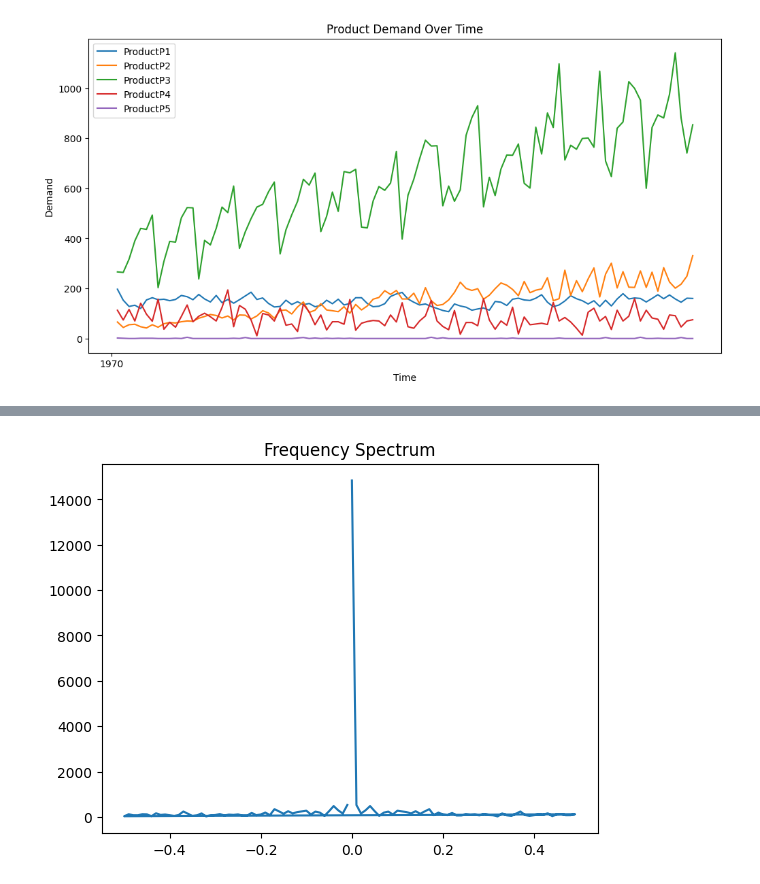
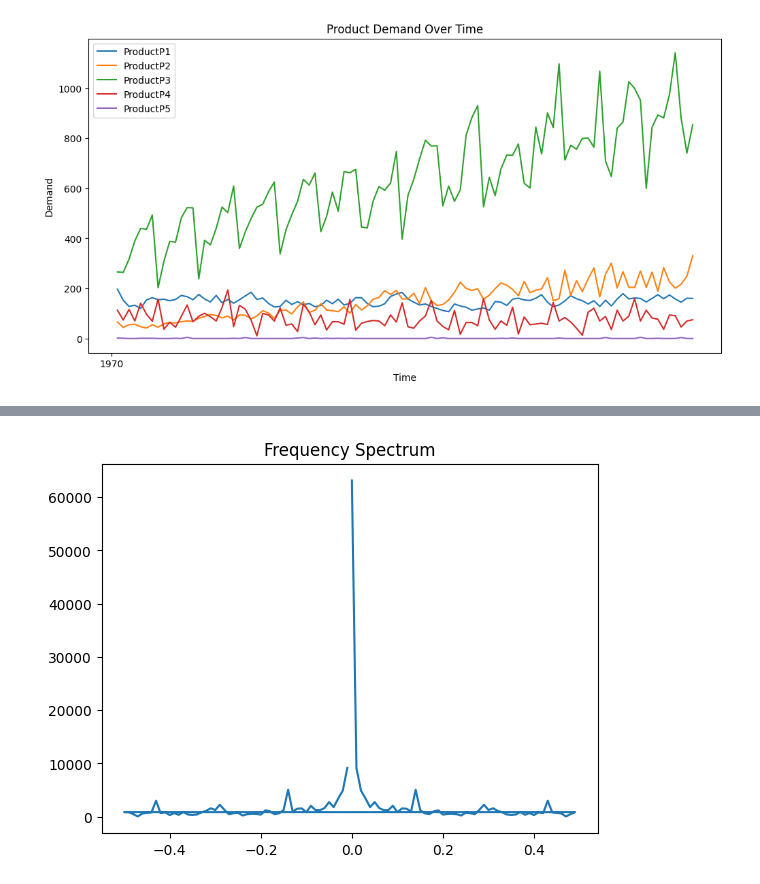
Before and after one commit to Suraj-st/PrinciplesOfDataScience_Group2, a Jupyter notebook: Suraj/TimeSeriesAnalysis.ipynb, the cells around one changed output, grey strips where cells are left out. Drawn from its saved outputs; the diff is of its cells as text; code cells hidden in the pictures.

```diff
--- a/Suraj/TimeSeriesAnalysis.ipynb
+++ b/Suraj/TimeSeriesAnalysis.ipynb
@@ -179,12 +197,12 @@ plt.show()
 # %%
-fft = np.fft.fft(df["ProductP1"])
-freqs = np.fft.fftfreq(len(df["ProductP1"]))
+fft = np.fft.fft(df["ProductP3"])
+freqs = np.fft.fftfreq(len(df["ProductP3"]))
 
 plt.plot(freqs, abs(fft))
 plt.title("Frequency Spectrum")
 plt.show()
 # %% [output]
-[figure, old version]
+[figure, new version]
 # %%
 model = SARIMAX(df["ProductP1"], order=(1,1,1), seasonal_order=(1,1,1,12))
 model_fit = model.fit()
```
Also changed, not shown: parts of 7 cells of this notebook.
